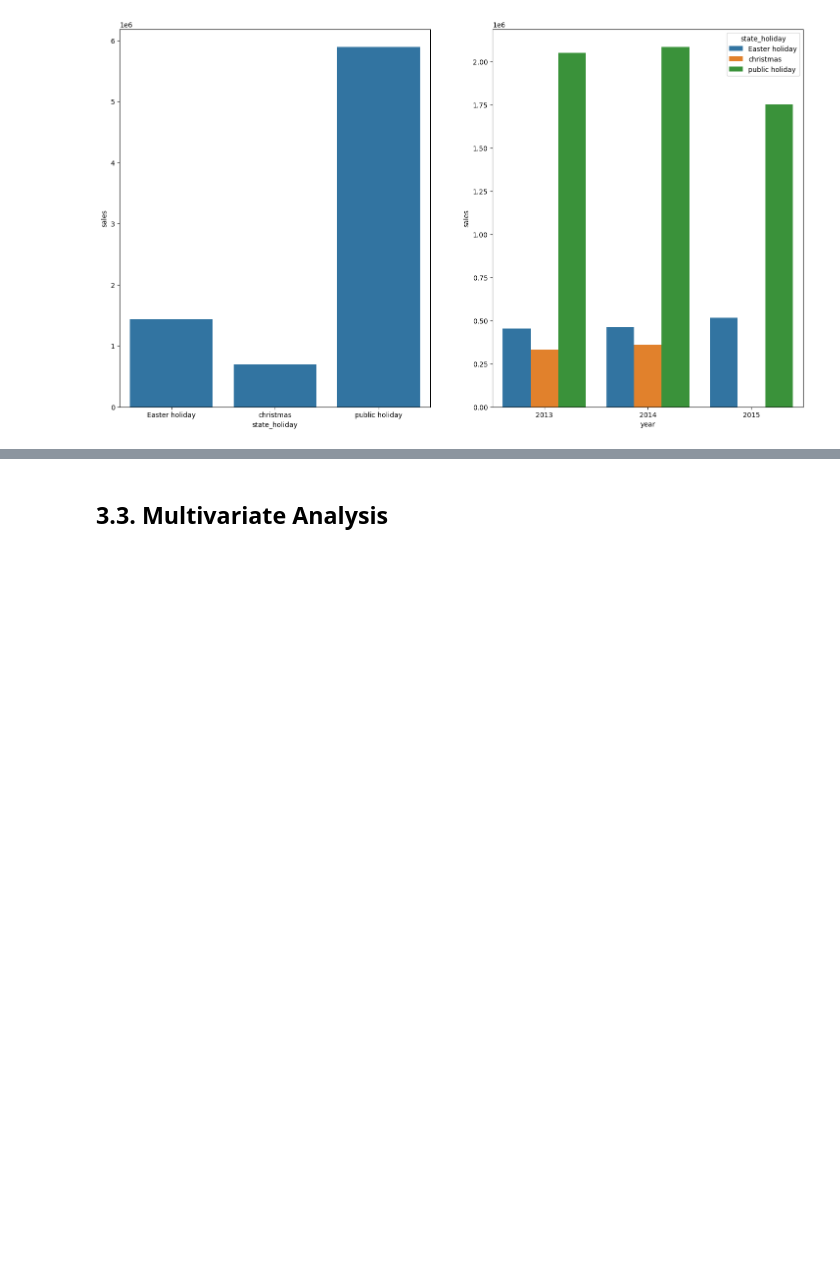
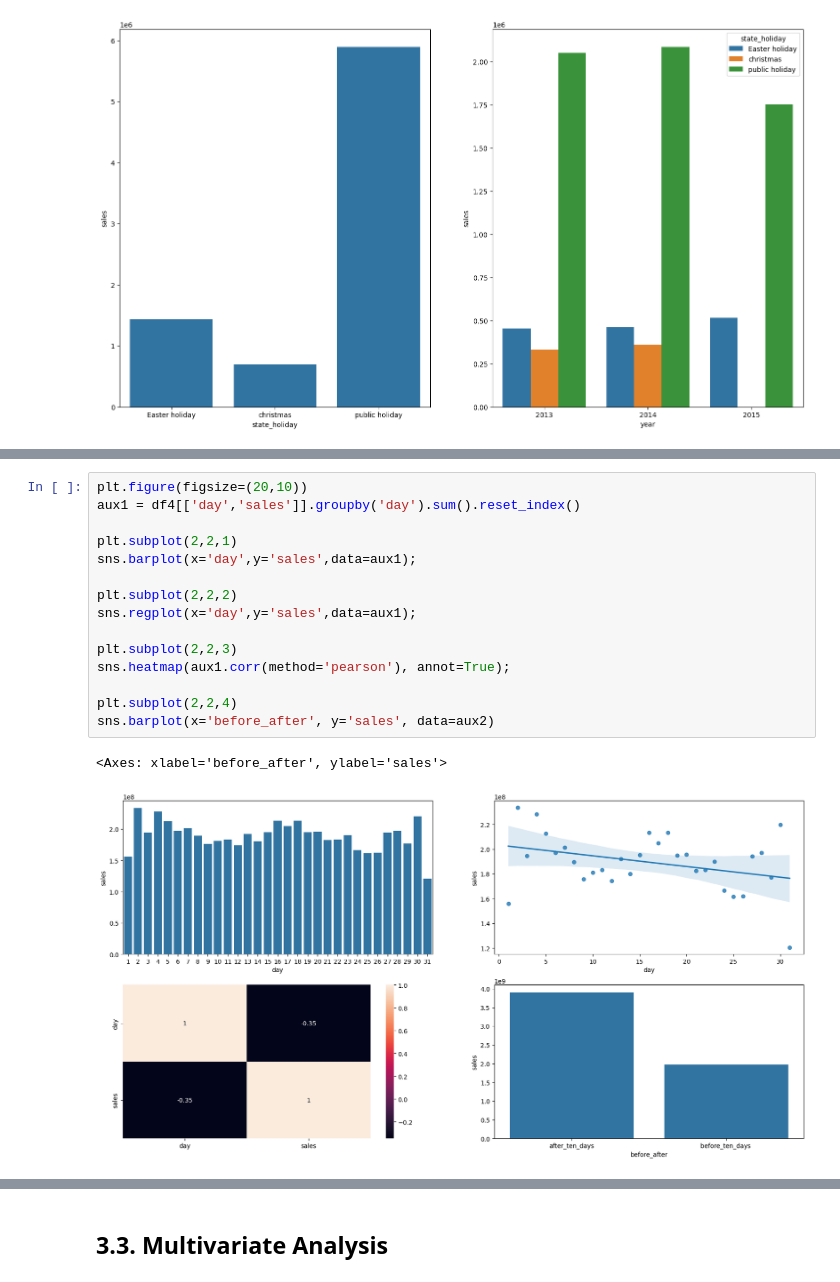
Before and after one commit to jessicannunes/Previsao_vendas_LojasRossmann, a Jupyter notebook: notbooks/m04_vd01_store_sales_prediction.ipynb, the cells around one changed output, grey strips where cells are left out. Cells and saved outputs as stored; diff of their text form; blank space fills up the shorter version.

```diff
--- a/notbooks/m04_vd01_store_sales_prediction.ipynb
+++ b/notbooks/m04_vd01_store_sales_prediction.ipynb
@@ -816,0 +873,18 @@ sns.barplot(x='year', y='sales',hue='state_holiday', data=aux3)
+# %%
+plt.figure(figsize=(20,10))
+aux1 = df4[['day','sales']].groupby('day').sum().reset_index()
+
+plt.subplot(2,2,1)
+sns.barplot(x='day',y='sales',data=aux1);
+
+plt.subplot(2,2,2)
+sns.regplot(x='day',y='sales',data=aux1);
+
+plt.subplot(2,2,3)
+sns.heatmap(aux1.corr(method='pearson'), annot=True);
+
+plt.subplot(2,2,4)
+sns.barplot(x='before_after', y='sales', data=aux2)
+# %% [output]
+<Axes: xlabel='before_after', ylabel='sales'>
+[figure, added]
```
Also changed, not shown: parts of 15 cells of this notebook.
